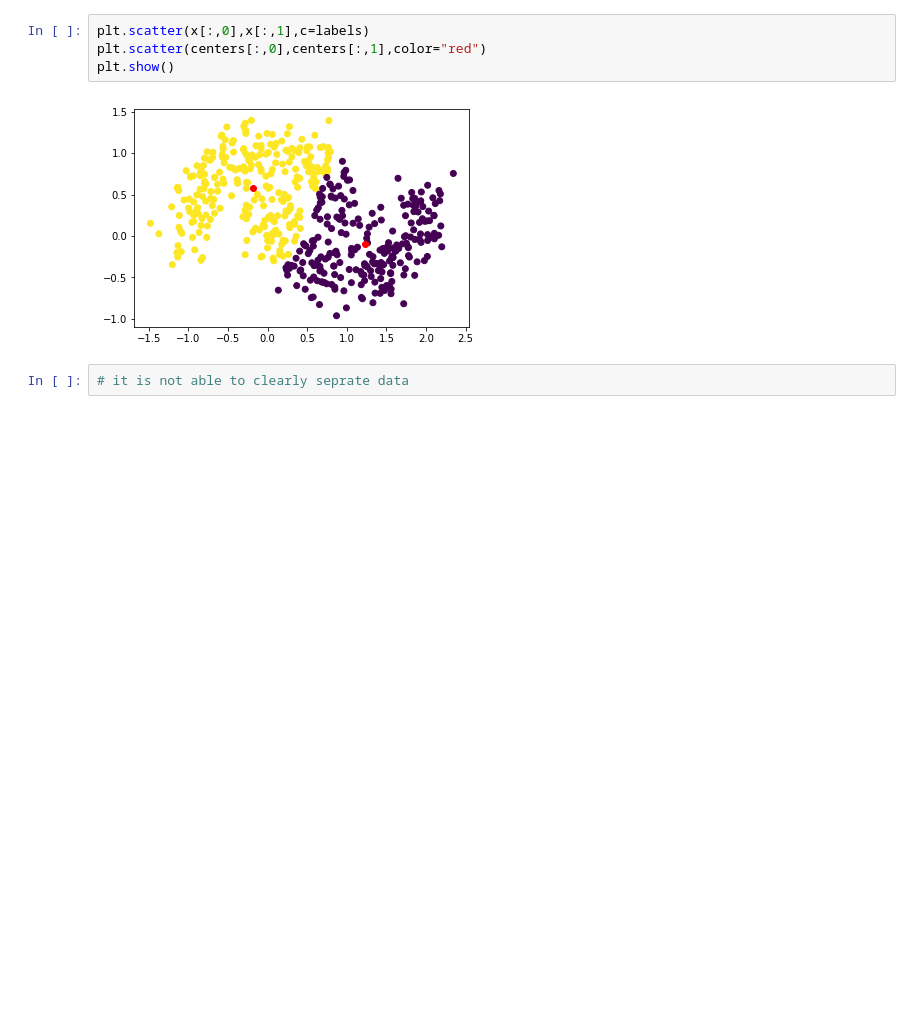
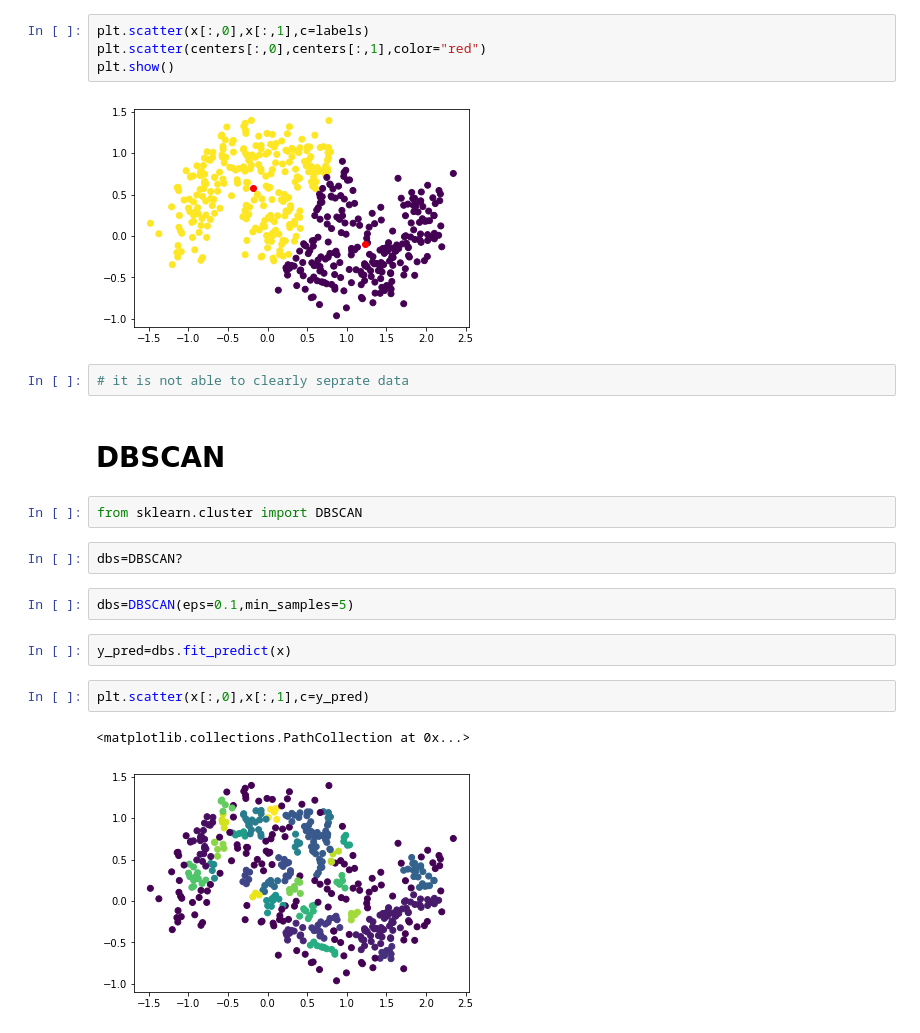
Before and after one commit to Mental-bicep/Python-ML-DL, a Jupyter notebook: Clustering/K-Means sklearn and DBscan.ipynb, the cells around one changed output. Drawn from its saved outputs; the diff is of its cells as text; blank space fills up the shorter version.

Commit message:
implemented Dbscan

```diff
--- a/Clustering/K-Means sklearn.ipynb
+++ b/Clustering/K-Means sklearn and DBscan.ipynb
@@ -97,3 +97,18 @@ plt.show()
 [figure]
 # %%
 # it is not able to clearly seprate data
+# %% [markdown]
+<h1><b>DBSCAN</b></h1>
+# %%
+from sklearn.cluster import DBSCAN
+# %%
+dbs=DBSCAN?
+# %%
+dbs=DBSCAN(eps=0.1,min_samples=5)
+# %%
+y_pred=dbs.fit_predict(x)
+# %%
+plt.scatter(x[:,0],x[:,1],c=y_pred)
+# %% [output]
+<matplotlib.collections.PathCollection at 0x...>
+[figure, added]
```
Also changed, not shown: parts of 1 cell of this notebook.
